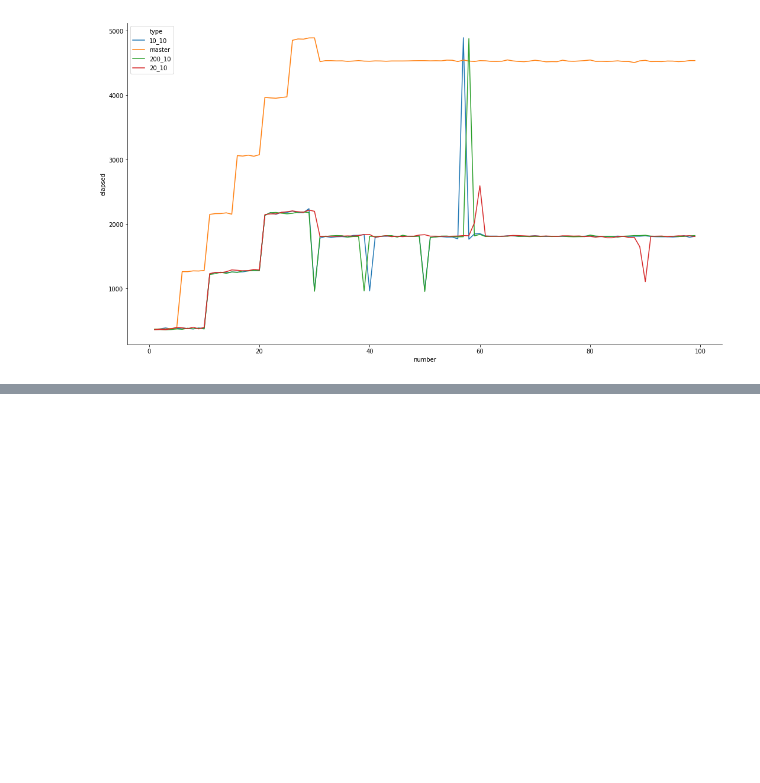
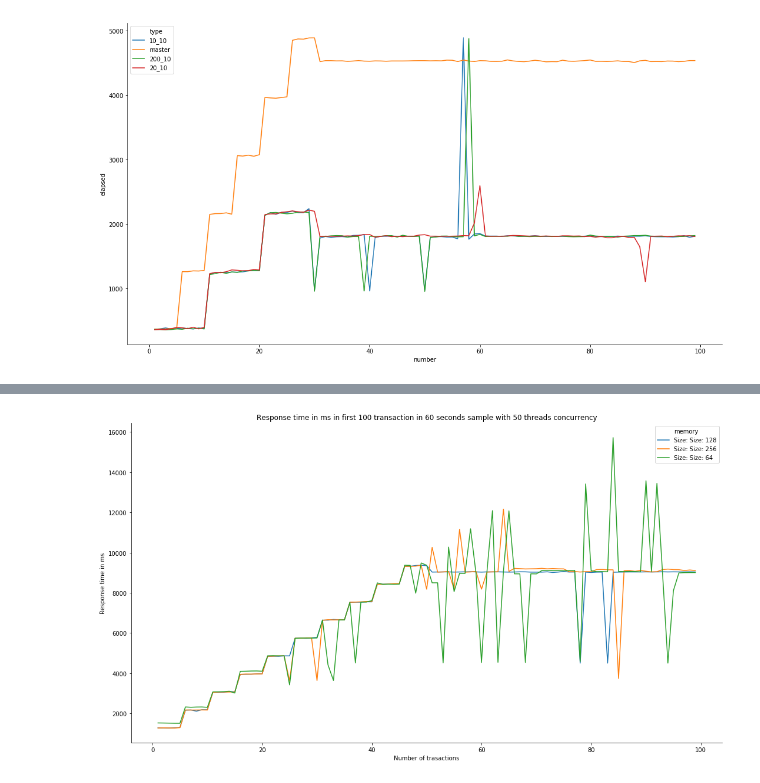
Before and after one commit to solujan/performance-test, a Jupyter notebook: spring_boot_performance_resttemplate.ipynb, the cells around one changed output, grey strips where cells are left out. Cells and saved outputs as stored; diff of their text form; code cells hidden in the pictures; blank space fills up the shorter version.

```diff
--- a/spring_boot_performance_resttemplate.ipynb
+++ b/spring_boot_performance_resttemplate.ipynb
@@ -247,0 +201,17 @@ seaborn.despine()
+# %%
+dataset_mem = pandas.read_csv('engine-mem.csv')
+# %%
+dataset_mem_50 = dataset_mem[dataset_mem['threads']==50][dataset_mem['number']<100]
+plt.figure(figsize=(18,10))
+dataset_mem_50["memory"]=dataset_mem_50["memory"].astype('str').apply(lambda x: 'Size: '+str(x))
+dataset_mem_50=dataset_mem_50.groupby('memory').apply(lambda x: x.reset_index(drop = True))
+dataset_mem_50["elapsed"] = dataset_mem_50["elapsed"].apply(lambda x: x - 900)
+
+dataset_mem_50.dtypes
+seaborn.lineplot(data=dataset_mem_50, x='number', y='elapsed', hue='memory')
+plt.title('Response time in ms in first 100 transaction in 60 seconds sample with 50 threads concurrency')
+plt.xlabel('Number of trasactions')
+plt.ylabel('Response time in ms')
+seaborn.despine()
+# %% [output]
+[figure, added]
```
Also changed, not shown: parts of 17 cells of this notebook.
